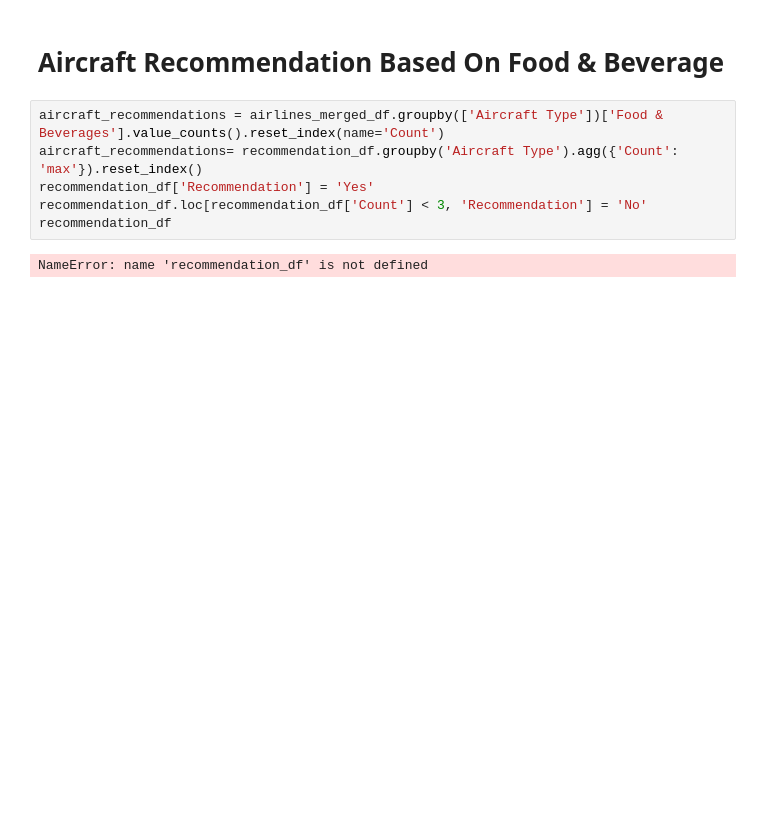
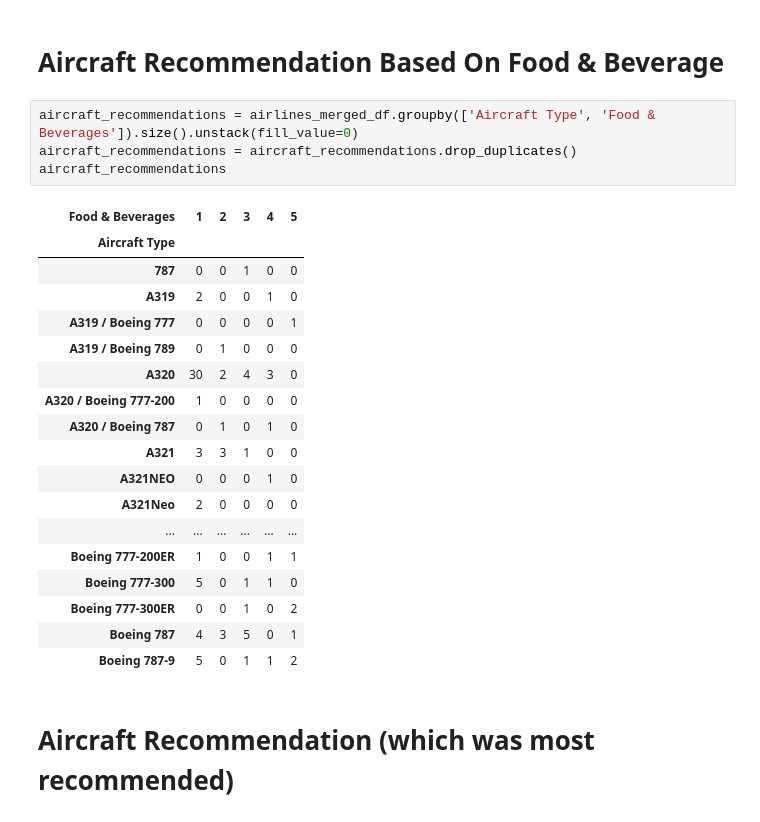
Before and after one commit to chonyeagoro/Project_3_Data_Engineering, a Jupyter notebook: Project_3_data_engineering.ipynb, the cells around one changed output. Cells and saved outputs as stored; diff of their text form; blank space fills up the shorter version.

```diff
--- a/Project_3_data_engineering.ipynb
+++ b/Project_3_data_engineering.ipynb
@@ -315,11 +315,28 @@ plt.show()
 # %% [markdown]
 # Aircraft Recommendation Based On Food & Beverage
 # %%
-aircraft_recommendations = airlines_merged_df.groupby(['Aircraft Type'])['Food & Beverages'].value_counts().reset_index(name='Count')
-aircraft_recommendations= recommendation_df.groupby('Aircraft Type').agg({'Count': 'max'}).reset_index()
-recommendation_df['Recommendation'] = 'Yes'
-recommendation_df.loc[recommendation_df['Count'] < 3, 'Recommendation'] = 'No'
-recommendation_df
+aircraft_recommendations = airlines_merged_df.groupby(['Aircraft Type', 'Food & Beverages']).size().unstack(fill_value=0)
+aircraft_recommendations = aircraft_recommendations.drop_duplicates()
+aircraft_recommendations
 # %% [output]
-NameError: name 'recommendation_df' is not defined
+| Food & Beverages | 1 | 2 | 3 | 4 | 5 |
+| Aircraft Type |  |  |  |  |  |
+| 787 | 0 | 0 | 1 | 0 | 0 |
+| A319 | 2 | 0 | 0 | 1 | 0 |
+| A319 / Boeing 777 | 0 | 0 | 0 | 0 | 1 |
+| A319 / Boeing 789 | 0 | 1 | 0 | 0 | 0 |
+| A320 | 30 | 2 | 4 | 3 | 0 |
+| A320 / Boeing 777-200 | 1 | 0 | 0 | 0 | 0 |
+| A320 / Boeing 787 | 0 | 1 | 0 | 1 | 0 |
+| A321 | 3 | 3 | 1 | 0 | 0 |
+| A321NEO | 0 | 0 | 0 | 1 | 0 |
+| A321Neo | 2 | 0 | 0 | 0 | 0 |
+| ... | ... | ... | ... | ... | ... |
+| Boeing 777-200ER | 1 | 0 | 0 | 1 | 1 |
+| Boeing 777-300 | 5 | 0 | 1 | 1 | 0 |
+| Boeing 777-300ER | 0 | 0 | 1 | 0 | 2 |
+| Boeing 787 | 4 | 3 | 5 | 0 | 1 |
+| Boeing 787-9 | 5 | 0 | 1 | 1 | 2 |
+# %% [markdown]
+# Aircraft Recommendation (which was most recommended)
 # %%
```
Also changed, not shown: parts of 24 cells of this notebook.
